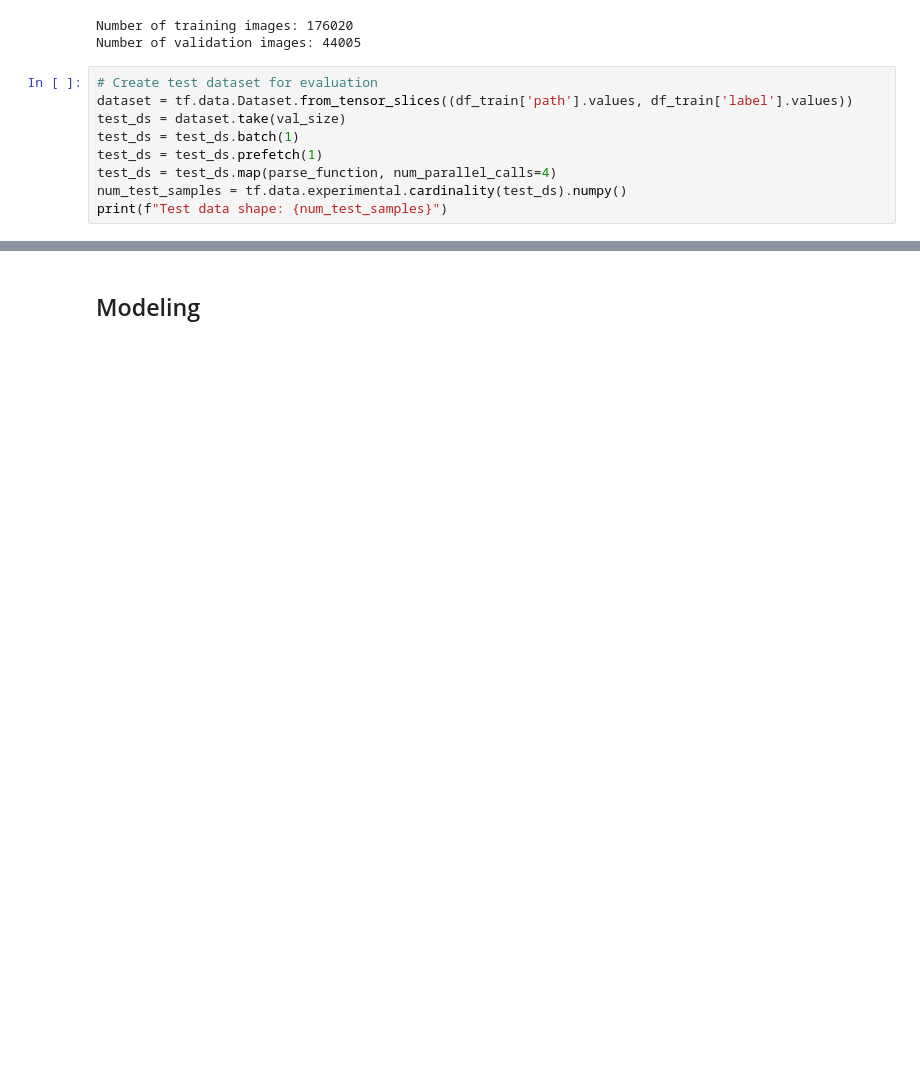
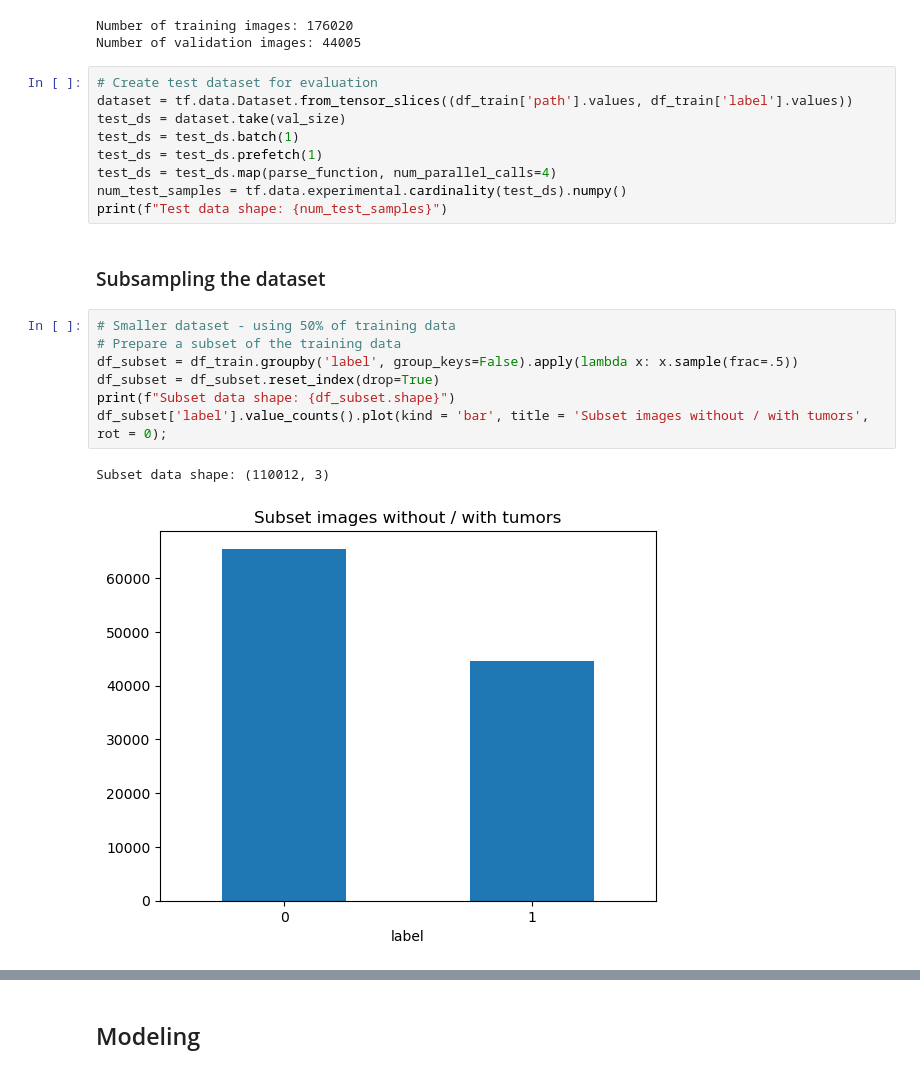
Before and after one commit to IvanLiuTW/code, a Jupyter notebook: CNN_detection.ipynb, the cells around one changed output, grey strips where cells are left out. Cells and saved outputs as stored; diff of their text form; blank space fills up the shorter version.

```diff
--- a/CNN_detection.ipynb
+++ b/CNN_detection.ipynb
@@ -205,3 +199,15 @@ test_ds = test_ds.prefetch(1)
 test_ds = test_ds.map(parse_function, num_parallel_calls=4)
 num_test_samples = tf.data.experimental.cardinality(test_ds).numpy()
 print(f"Test data shape: {num_test_samples}")
+# %% [markdown]
+### Subsampling the dataset
+# %%
+# Smaller dataset - using 50% of training data
+# Prepare a subset of the training data
+df_subset = df_train.groupby('label', group_keys=False).apply(lambda x: x.sample(frac=.5))
+df_subset = df_subset.reset_index(drop=True)
+print(f"Subset data shape: {df_subset.shape}")
+df_subset['label'].value_counts().plot(kind = 'bar', title = 'Subset images without / with tumors', rot = 0);
+# %% [output]
+Subset data shape: (110012, 3)
+[figure, added]
```
Also changed, not shown: parts of 64 cells of this notebook, 1 other file.
